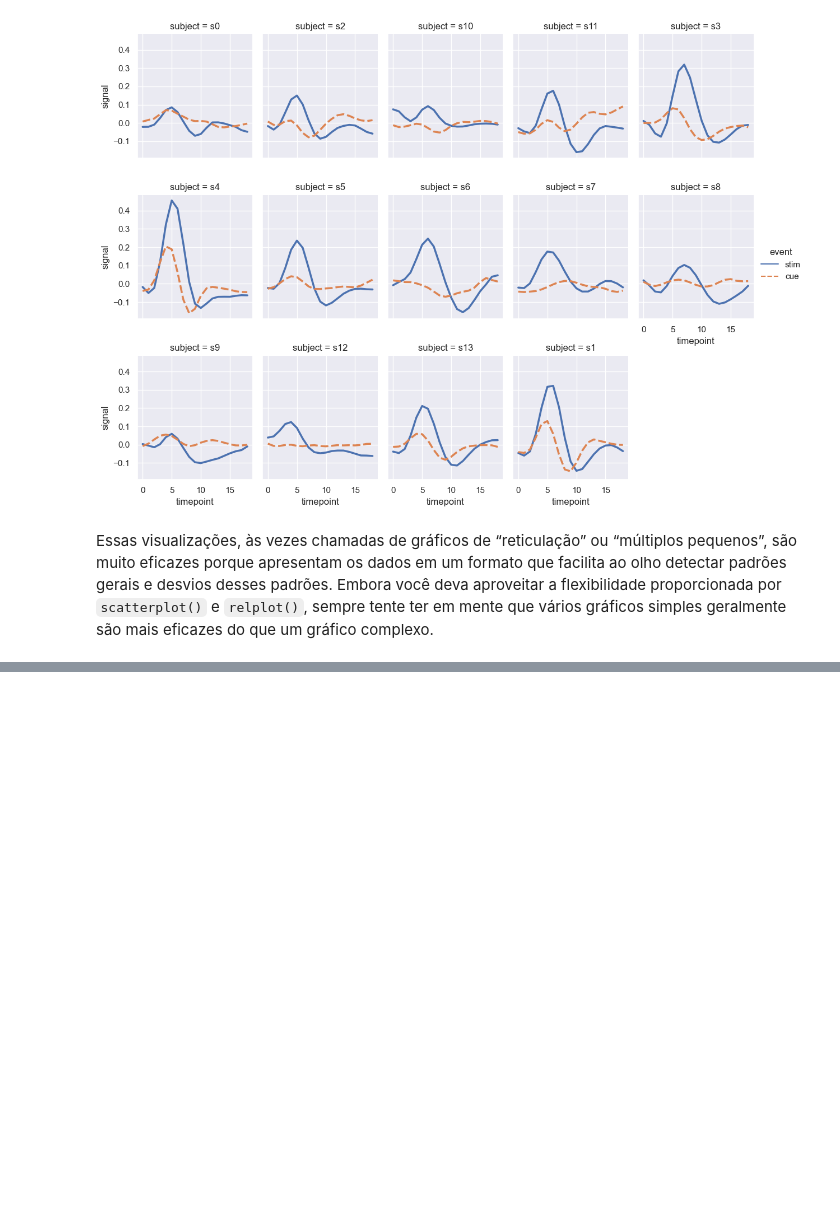
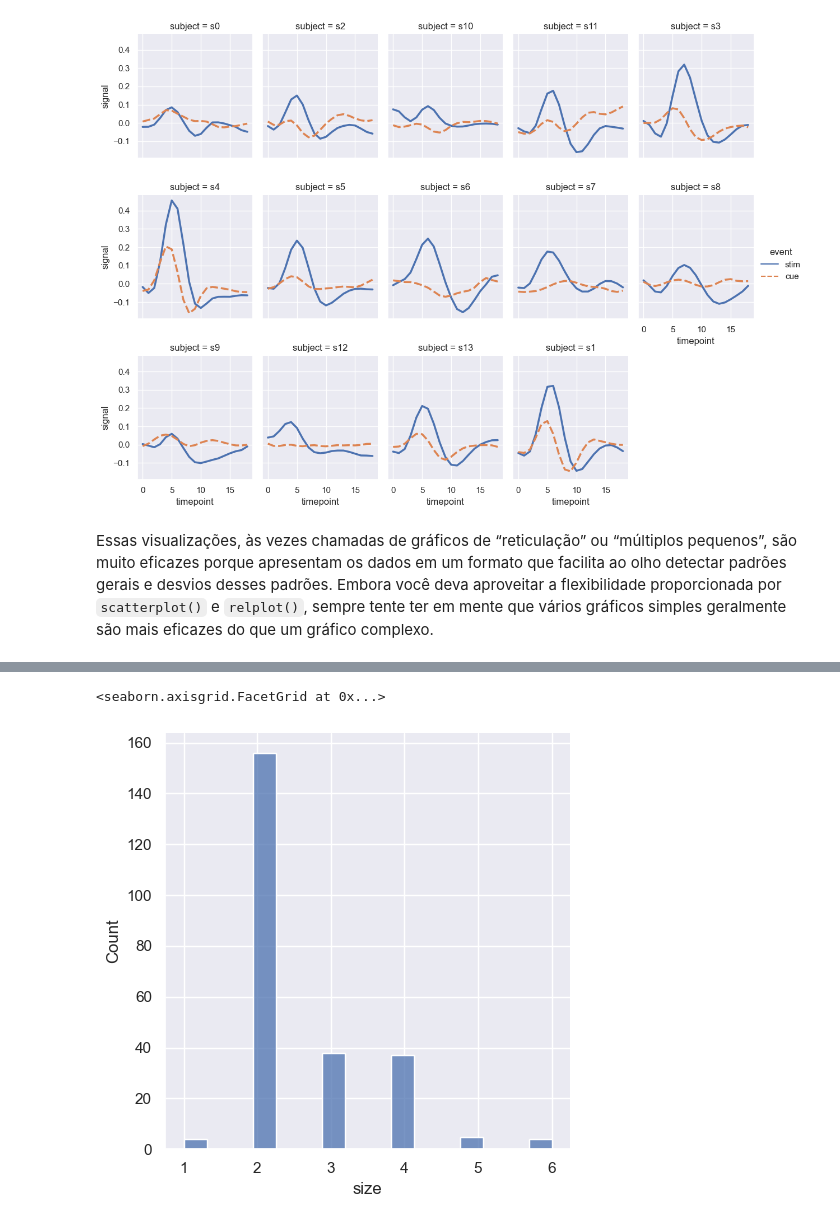
Before and after one commit to novais04/seabirn, a Jupyter notebook: seaborn_tutorial.ipynb, the cells around one changed output, grey strips where cells are left out. Drawn from its saved outputs; the diff is of its cells as text; code cells hidden in the pictures; blank space fills up the shorter version.

```diff
--- a/seaborn_tutorial.ipynb
+++ b/seaborn_tutorial.ipynb
@@ -446,0 +535,5 @@ Essas visualizações, às vezes chamadas de gráficos de “reticulação” ou
+# %%
+sns.displot(tips, x='size')
+# %% [output]
+<seaborn.axisgrid.FacetGrid at 0x...>
+[figure, added]
```
Also changed, not shown: parts of 42 cells of this notebook, 3 other files.
